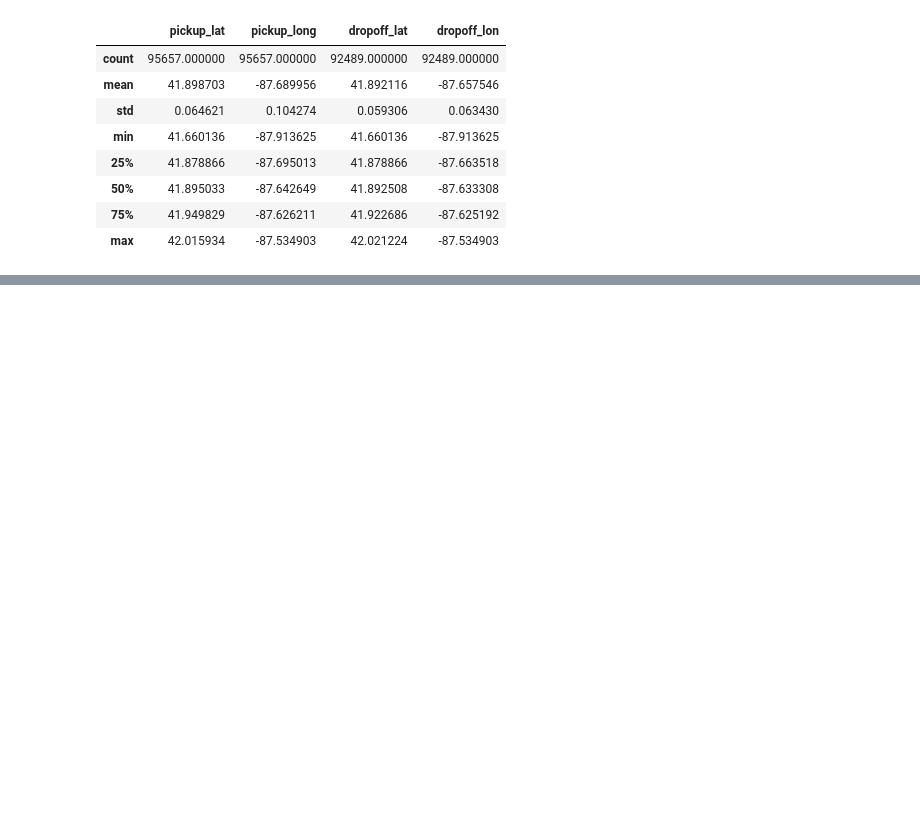
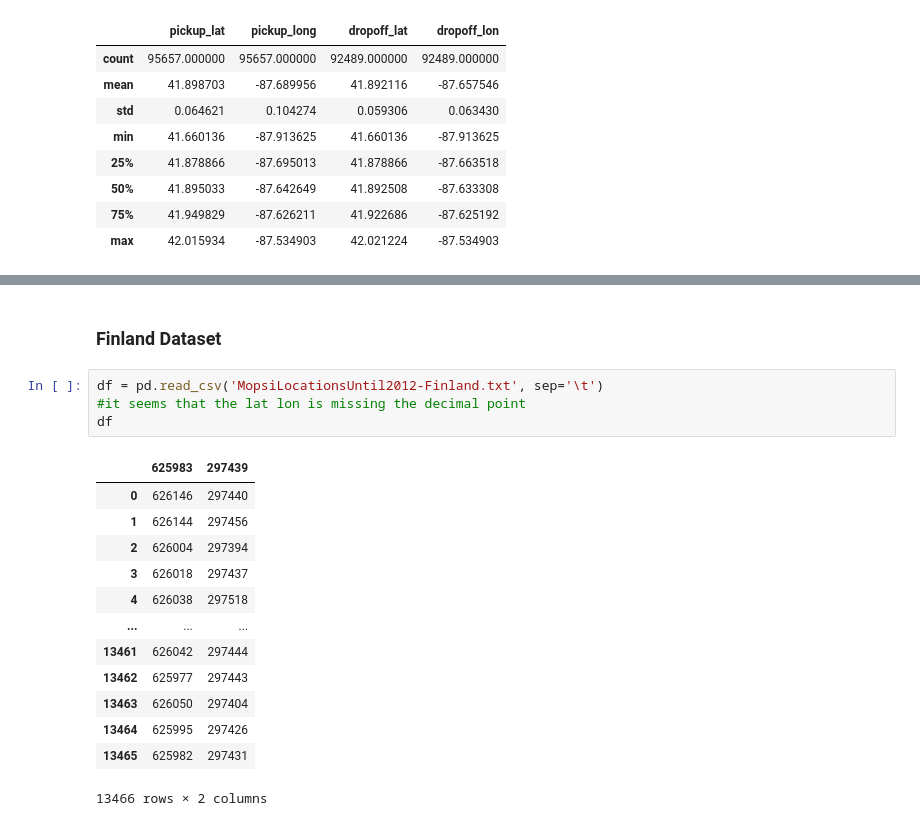
Before and after one commit to USFCA-CS663-Spring2024/kmeans-TheRealColinInns, a Jupyter notebook: Assignment 2 - Clustering.ipynb, the cells around one changed output, grey strips where cells are left out. Saved outputs shown, nothing was run; the diff lists cells and outputs as text; blank space fills up the shorter version.

```diff
--- a/Assignment 2 - Clustering.ipynb
+++ b/Assignment 2 - Clustering.ipynb
@@ -82,0 +118,20 @@ taxi_df.describe()
+# %% [markdown]
+### Finland Dataset
+# %%
+df = pd.read_csv('MopsiLocationsUntil2012-Finland.txt', sep='\t')
+#it seems that the lat lon is missing the decimal point
+df
+# %% [output]
+|  | 625983 | 297439 |
+| 0 | 626146 | 297440 |
+| 1 | 626144 | 297456 |
+| 2 | 626004 | 297394 |
+| 3 | 626018 | 297437 |
+| 4 | 626038 | 297518 |
+| ... | ... | ... |
+| 13461 | 626042 | 297444 |
+| 13462 | 625977 | 297443 |
+| 13463 | 626050 | 297404 |
+| 13464 | 625995 | 297426 |
+| 13465 | 625982 | 297431 |
+13466 rows × 2 columns
```
Also changed, not shown: parts of 13 cells of this notebook, 1 other file.
